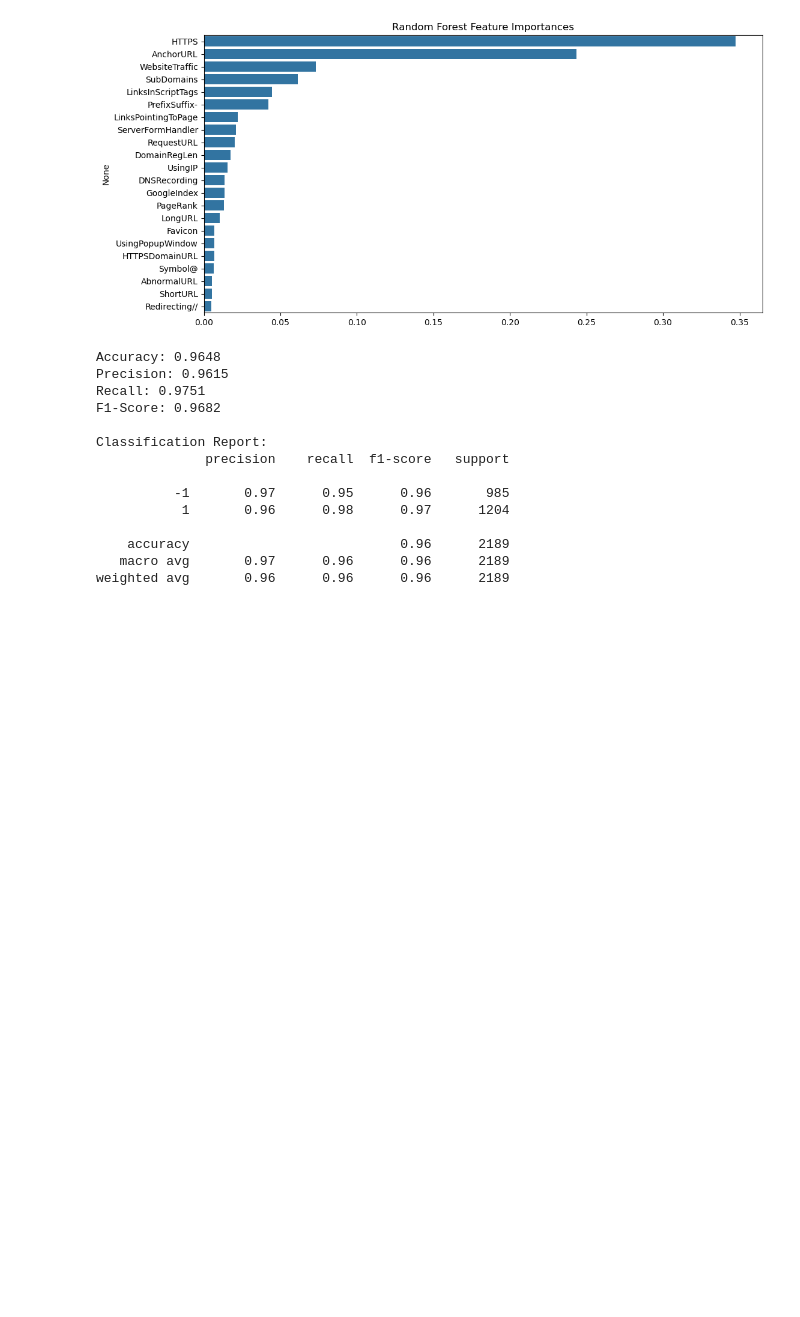
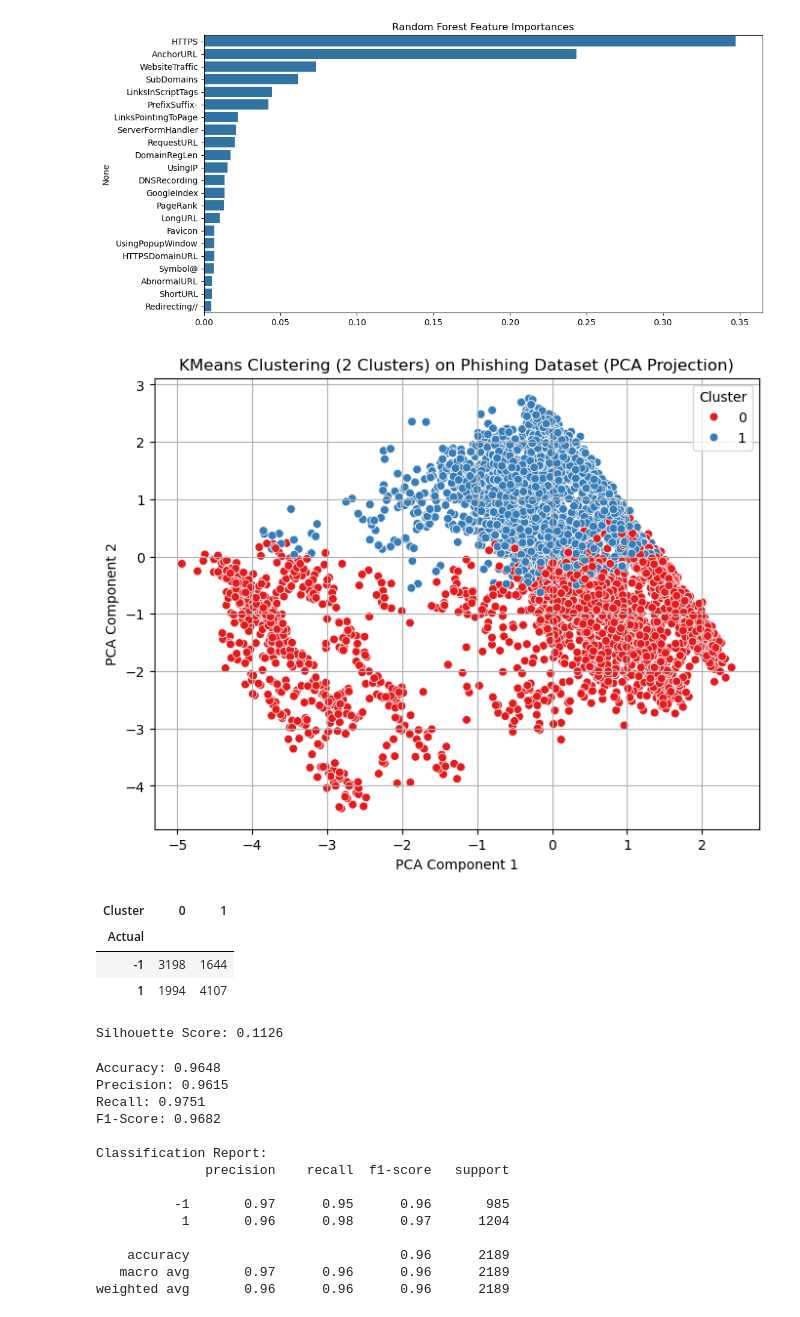
Before and after one commit to abedassi2001/CyberSecurity-PipeLine, a Jupyter notebook: PipeLineCode.ipynb, the cells around one changed output. Saved outputs shown, nothing was run; the diff lists cells and outputs as text; code cells hidden in the pictures; blank space fills up the shorter version.

```diff
--- a/PipeLineCode.ipynb
+++ b/PipeLineCode.ipynb
@@ -444,3 +444,43 @@ plt.title('Random Forest Feature Importances')
 plt.show()
 # %% [output]
 [figure]
+# %%
+from sklearn.cluster import KMeans
+from sklearn.decomposition import PCA
+from sklearn.metrics import silhouette_score
+import seaborn as sns
+import matplotlib.pyplot as plt
+
+# === Step 1: Reduce dimensions to 2D for visualization (optional) ===
+pca = PCA(n_components=2, random_state=42)
+X_pca = pca.fit_transform(X)
+
+# === Step 2: Apply KMeans with 2 clusters (assuming phishing vs legit) ===
+kmeans = KMeans(n_clusters=2, random_state=42)
+cluster_labels = kmeans.fit_predict(X)
+
+# === Step 3: Plot the clusters in 2D PCA space ===
+plt.figure(figsize=(8,6))
+sns.scatterplot(x=X_pca[:,0], y=X_pca[:,1], hue=cluster_labels, palette='Set1', s=40)
+plt.title("KMeans Clustering (2 Clusters) on Phishing Dataset (PCA Projection)")
+plt.xlabel("PCA Component 1")
+plt.ylabel("PCA Component 2")
+plt.legend(title="Cluster")
+plt.grid(True)
+plt.show()
+
+# === Step 4: Check alignment with real labels ===
+cluster_df = pd.DataFrame({'True_Label': y.values, 'Cluster': cluster_labels})
+ct = pd.crosstab(cluster_df['True_Label'], cluster_df['Cluster'], rownames=['Actual'], colnames=['Cluster'])
+display(ct)
+
+# === Step 5: Silhouette Score (to check how well the clustering fits the data) ===
+sil_score = silhouette_score(X, cluster_labels)
+print(f"Silhouette Score: {sil_score:.4f}")
+# %% [output]
+[figure, added]
+| Cluster | 0 | 1 |
+| Actual |  |  |
+| -1 | 3198 | 1644 |
+| 1 | 1994 | 4107 |
+Silhouette Score: 0.1126
```
Also changed, not shown: parts of 3 cells of this notebook.
